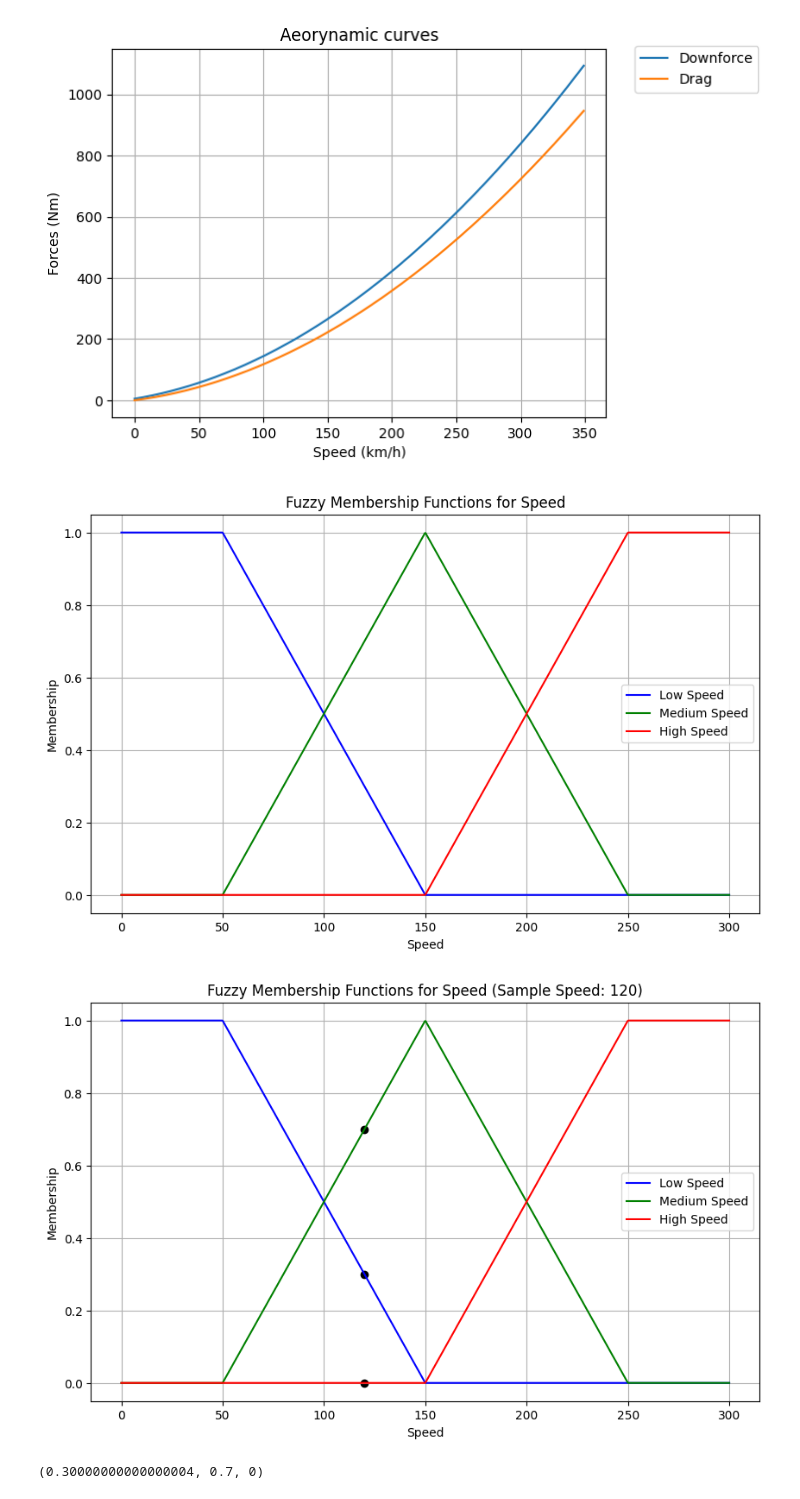
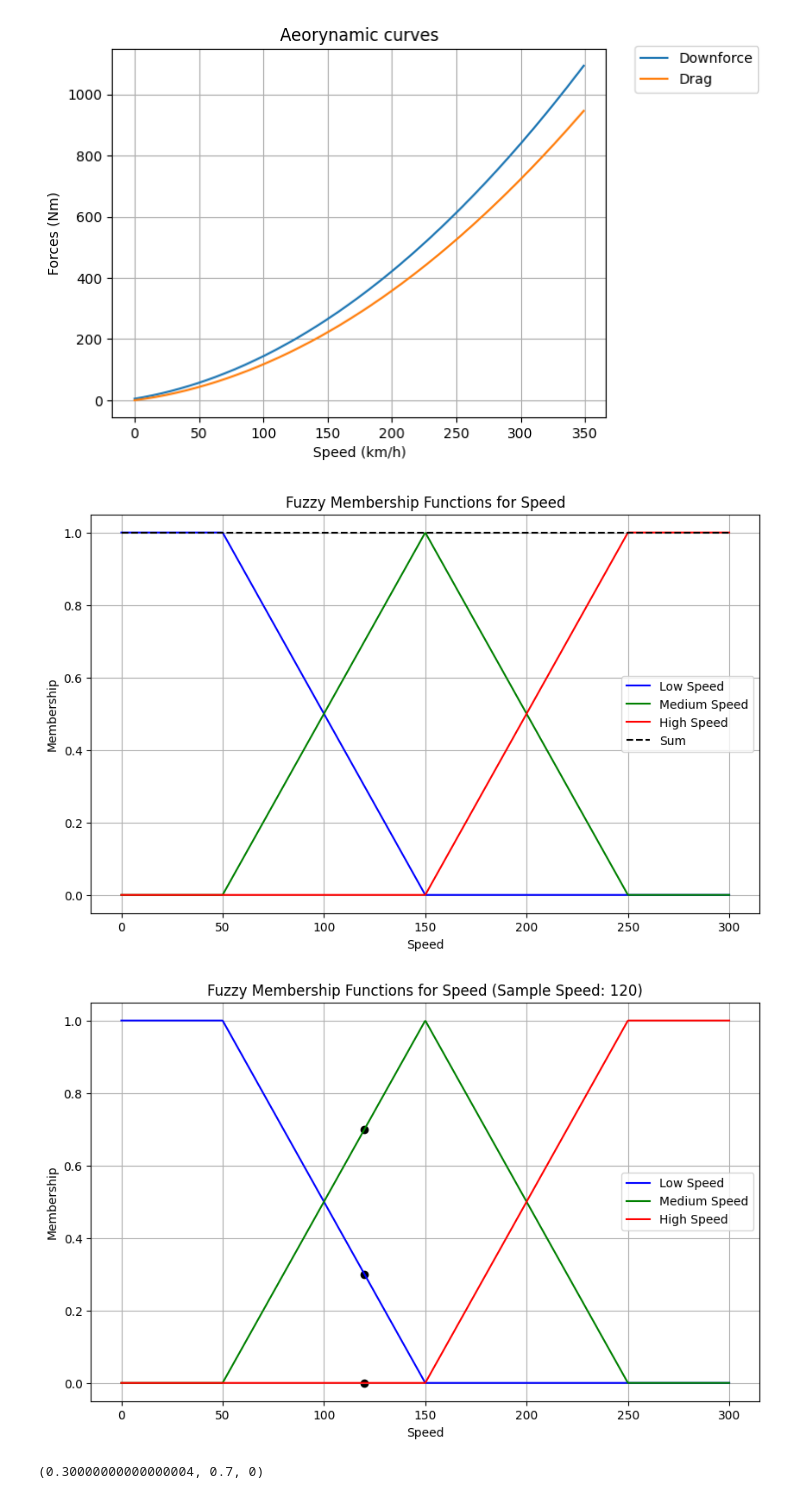
Before and after one commit to Nelson-Jnrnd/race-lap-simulations, a Jupyter notebook: downforce_sim.ipynb, the cells around one changed output. Drawn from its saved outputs; the diff is of its cells as text; code cells hidden in the pictures.

```diff
--- a/downforce_sim.ipynb
+++ b/downforce_sim.ipynb
@@ -89,36 +89,39 @@ low_values = [low_speed(x) for x in x_values]
 medium_values = [medium_speed(x) for x in x_values]
 high_values = [high_speed(x) for x in x_values]
 
+sum_values = np.array(low_values) + np.array(medium_values) + np.array(high_values)
+
 plt.figure(figsize=(10, 6))
 plt.plot(x_values, low_values, label='Low Speed', color='blue')
 plt.plot(x_values, medium_values, label='Medium Speed', color='green')
 plt.plot(x_values, high_values, label='High Speed', color='red')
+plt.plot(x_values, sum_values, label='Sum', color='black', linestyle='--')
 plt.title('Fuzzy Membership Functions for Speed')
 plt.xlabel('Speed')
 plt.ylabel('Membership')
 plt.legend()
 plt.grid(True)
 plt.show()
 
 # Test with a sample speed
 sample_speed = 120
 low_membership, medium_membership, high_membership = speed_membership(sample_speed)
 
 # Plot the membership functions along with the sample speed membership
 plt.figure(figsize=(10, 6))
 plt.plot(x_values, low_values, label='Low Speed', color='blue')
 plt.plot(x_values, medium_values, label='Medium Speed', color='green')
 plt.plot(x_values, high_values, label='High Speed', color='red')
 plt.scatter([sample_speed, sample_speed, sample_speed], [low_membership, medium_membership, high_membership], color='black', marker='o')
 plt.title(f'Fuzzy Membership Functions for Speed (Sample Speed: {sample_speed})')
 plt.xlabel('Speed')
 plt.ylabel('Membership')
 plt.legend()
 plt.grid(True)
 plt.show()
 
 (low_membership, medium_membership, high_membership)
 # %% [output]
-[figure, old version]
+[figure, new version]
 [figure]
 (0.30000000000000004, 0.7, 0)
```
Also changed, not shown: parts of 2 cells of this notebook.
